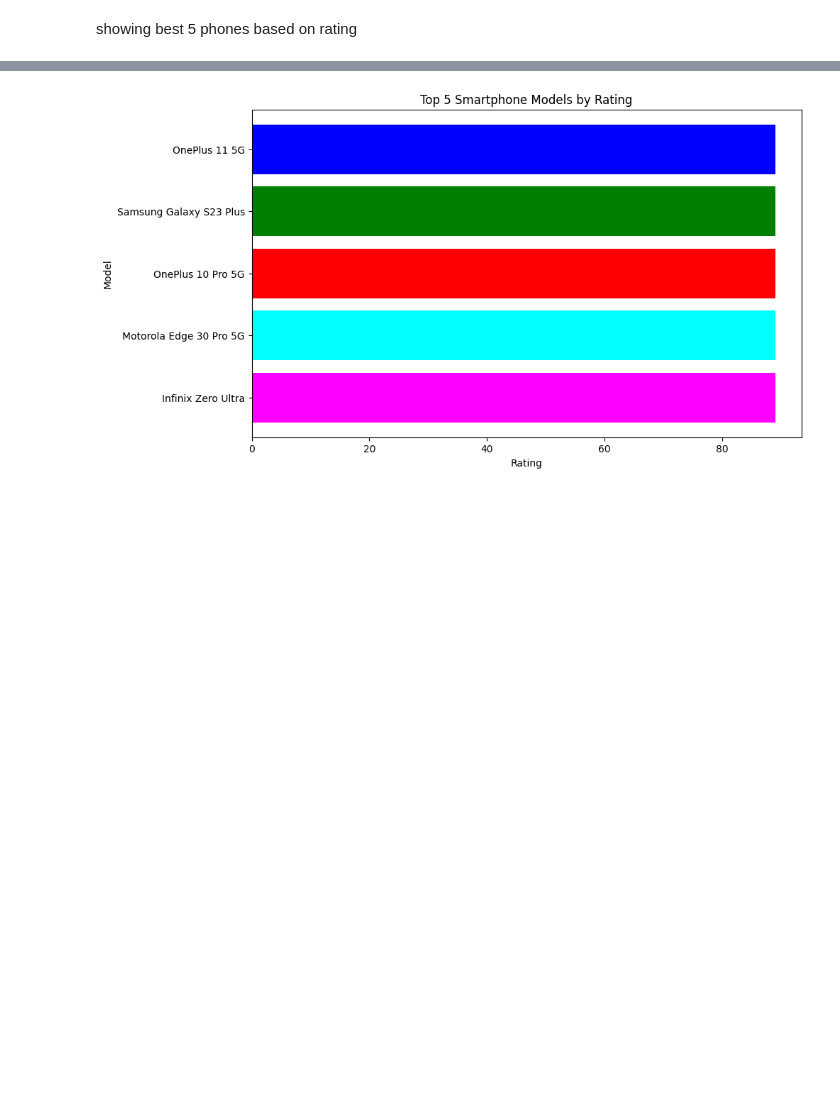
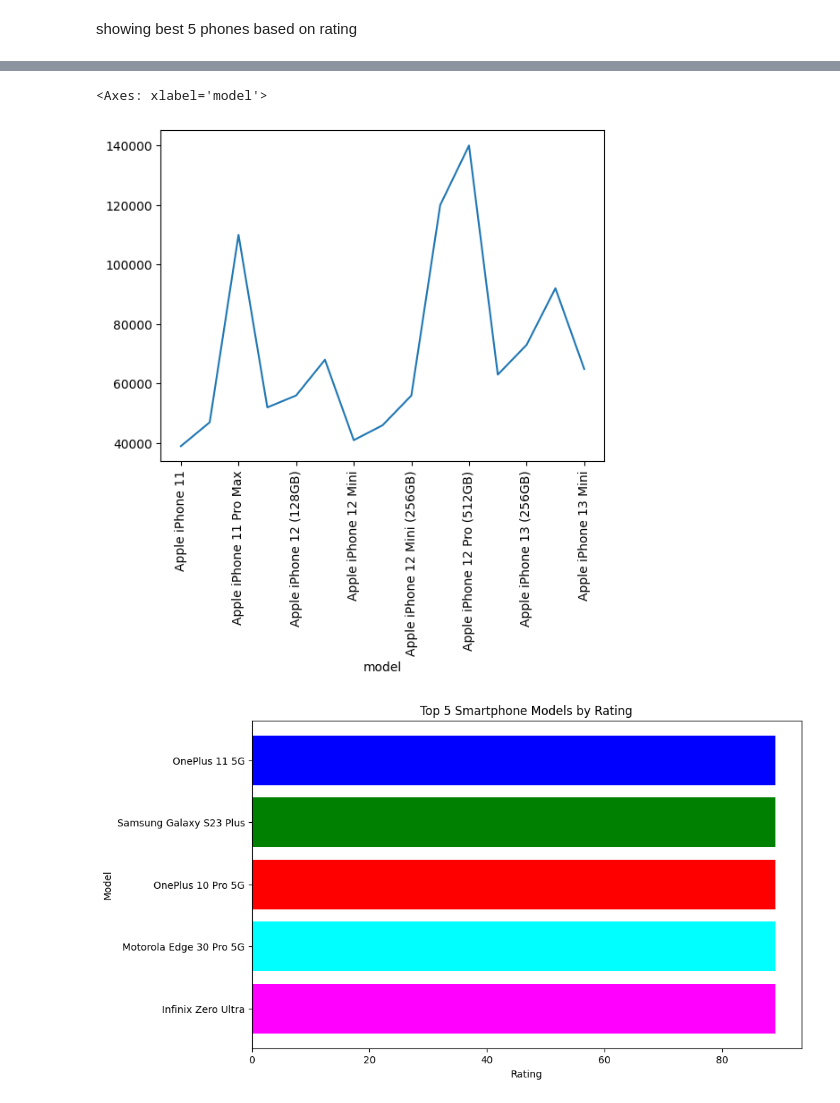
Before and after one commit to Danialezzat/smartphone-project, a Jupyter notebook: smartphone.ipynb, the cells around one changed output, grey strips where cells are left out. Saved outputs shown, nothing was run; the diff lists cells and outputs as text; code cells hidden in the pictures; blank space fills up the shorter version.

Commit message:
TOP 15 models regard to the PRICE

```diff
--- a/smartphone.ipynb
+++ b/smartphone.ipynb
@@ -335,0 +338,3 @@ showing best 5 phones based on rating
+# %%
+top_price=df.groupby('model')['price'].sum().head(15)
+top_price
@@ -336,3 +359,8 @@ showing best 5 phones based on rating
+# %%
+top_price.plot(rot=90)
+# %% [output]
+<Axes: xlabel='model'>
+[figure, added]
 # %%
 import matplotlib.pyplot as plt
 
```
Also changed, not shown: parts of 2 cells of this notebook.
